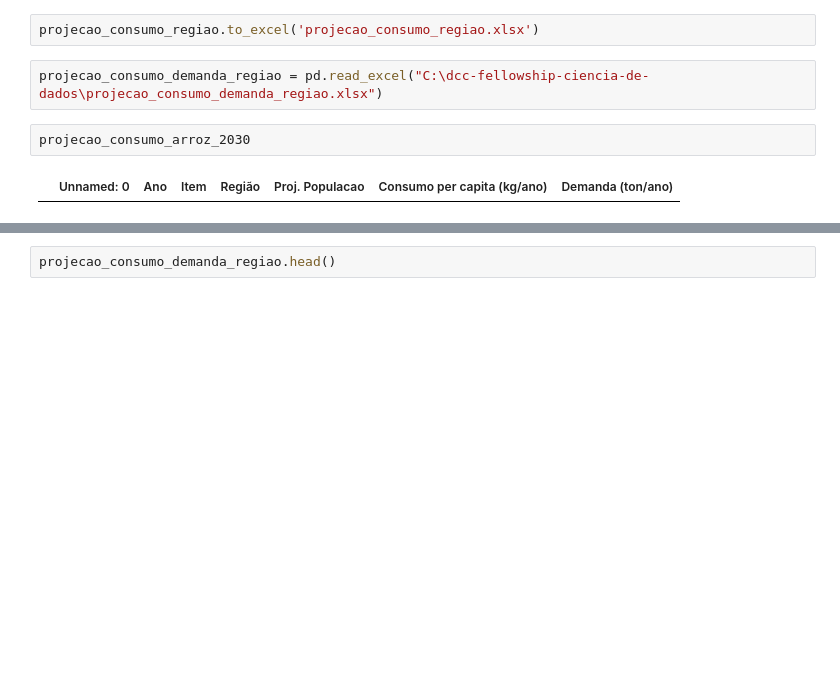
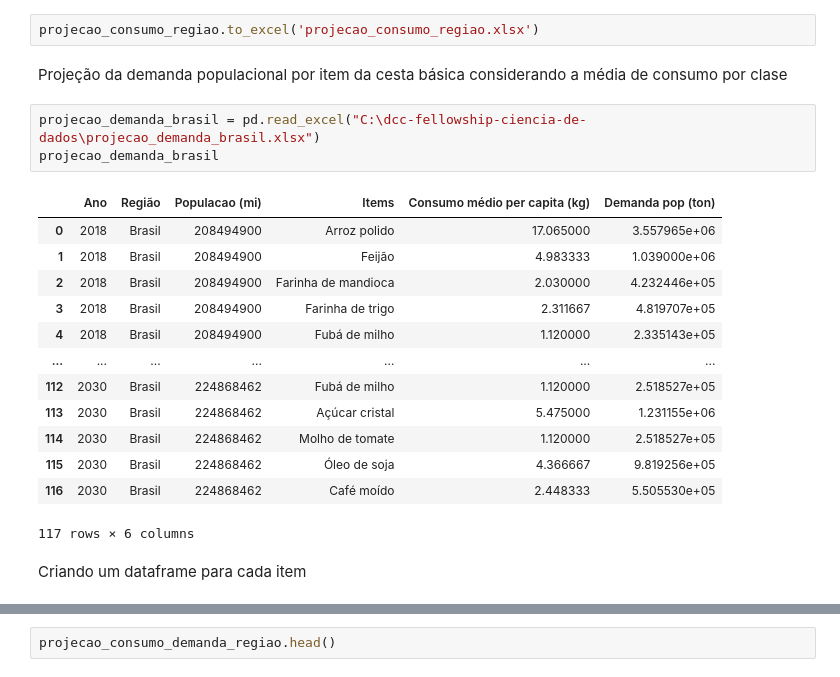
Before and after one commit to O-PY-THA-ON/dcc---fellowship-ci-ncia-de-dados, a Jupyter notebook: projecao_consumo.ipynb, the cells around one changed output, grey strips where cells are left out. Saved outputs shown, nothing was run; the diff lists cells and outputs as text; blank space fills up the shorter version.

Commit message:
calculo das médias moveis

```diff
--- a/projecao_consumo.ipynb
+++ b/projecao_consumo.ipynb
@@ -52,8 +52,23 @@ projecao_consumo_regiao.head()
 # %%
 projecao_consumo_regiao.to_excel('projecao_consumo_regiao.xlsx')
+# %% [markdown]
+Projeção da demanda populacional por item da cesta básica considerando a média de consumo por clase
 # %%
-projecao_consumo_demanda_regiao = pd.read_excel("C:\dcc-fellowship-ciencia-de-dados\projecao_consumo_demanda_regiao.xlsx")
+projecao_demanda_brasil = pd.read_excel("C:\dcc-fellowship-ciencia-de-dados\projecao_demanda_brasil.xlsx")
+projecao_demanda_brasil
+# %% [output]
+|  | Ano | Região | Populacao (mi) | Items | Consumo médio per capita (kg) | Demanda pop (ton) |
+| 0 | 2018 | Brasil | 208494900 | Arroz polido | 17.065000 | 3.557965e+06 |
+| 1 | 2018 | Brasil | 208494900 | Feijão | 4.983333 | 1.039000e+06 |
+| 2 | 2018 | Brasil | 208494900 | Farinha de mandioca | 2.030000 | 4.232446e+05 |
+| 3 | 2018 | Brasil | 208494900 | Farinha de trigo | 2.311667 | 4.819707e+05 |
+| 4 | 2018 | Brasil | 208494900 | Fubá de milho | 1.120000 | 2.335143e+05 |
+| ... | ... | ... | ... | ... | ... | ... |
+| 112 | 2030 | Brasil | 224868462 | Fubá de milho | 1.120000 | 2.518527e+05 |
+| 113 | 2030 | Brasil | 224868462 | Açúcar cristal | 5.475000 | 1.231155e+06 |
+| 114 | 2030 | Brasil | 224868462 | Molho de tomate | 1.120000 | 2.518527e+05 |
+| 115 | 2030 | Brasil | 224868462 | Óleo de soja | 4.366667 | 9.819256e+05 |
+| 116 | 2030 | Brasil | 224868462 | Café moído | 2.448333 | 5.505530e+05 |
+117 rows × 6 columns
-# %%
-projecao_consumo_arroz_2030
-# %% [output]
-|  | Unnamed: 0 | Ano | Item | Região | Proj. Populacao | Consumo per capita (kg/ano) | Demanda (ton/ano) |
+# %% [markdown]
+Criando um dataframe para cada item
```
Also changed, not shown: parts of 4 cells of this notebook, 7 other files.
